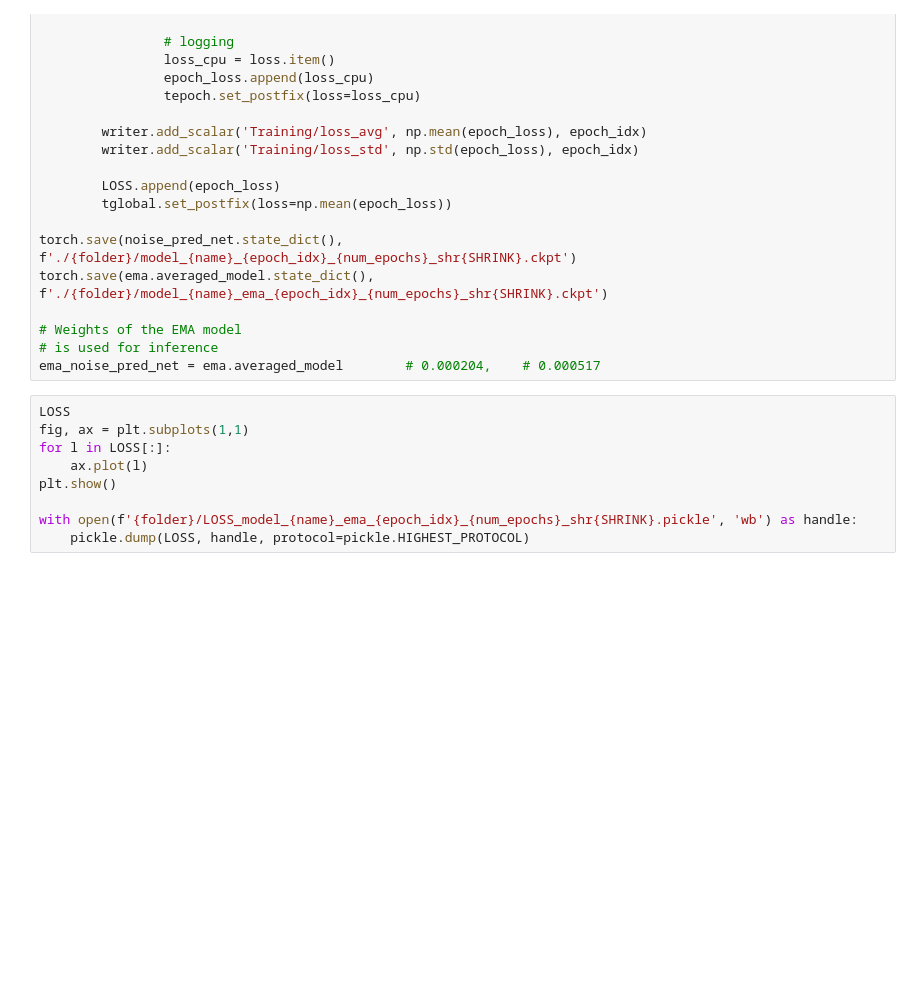
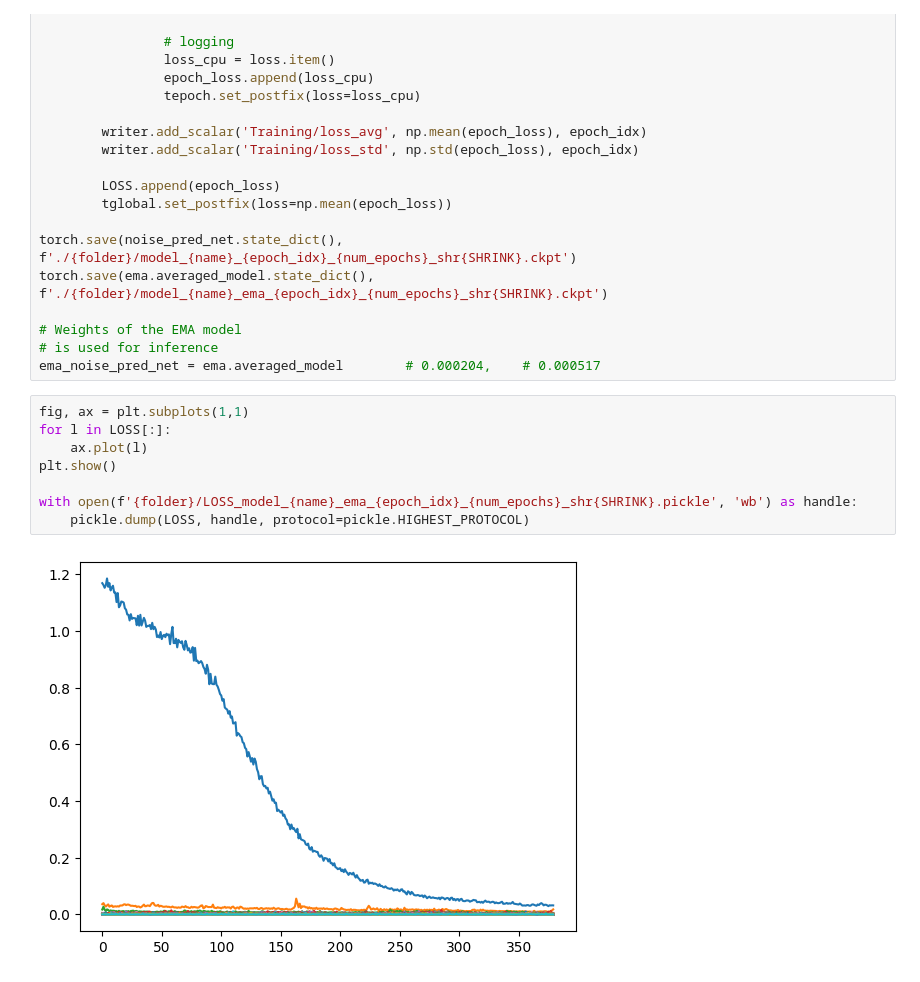
Before and after one commit to matteoguarrera/planning, a Jupyter notebook: DiffusionTraining.ipynb, the cells around one changed output. Drawn from its saved outputs; the diff is of its cells as text; blank space fills up the shorter version.

```diff
--- a/DiffusionTraining.ipynb
+++ b/DiffusionTraining.ipynb
@@ -200,11 +215,12 @@ torch.save(ema.averaged_model.state_dict(), f'./{folder}/model_{name}_ema_{epoch
 # is used for inference
 ema_noise_pred_net = ema.averaged_model        # 0.000204,    # 0.000517
 # %%
-LOSS
 fig, ax = plt.subplots(1,1)
 for l in LOSS[:]:
     ax.plot(l)
 plt.show()
 
 with open(f'{folder}/LOSS_model_{name}_ema_{epoch_idx}_{num_epochs}_shr{SHRINK}.pickle', 'wb') as handle:
     pickle.dump(LOSS, handle, protocol=pickle.HIGHEST_PROTOCOL)
+# %% [output]
+[figure, added]
```
Also changed, not shown: parts of 2 cells of this notebook, 2 other files.
